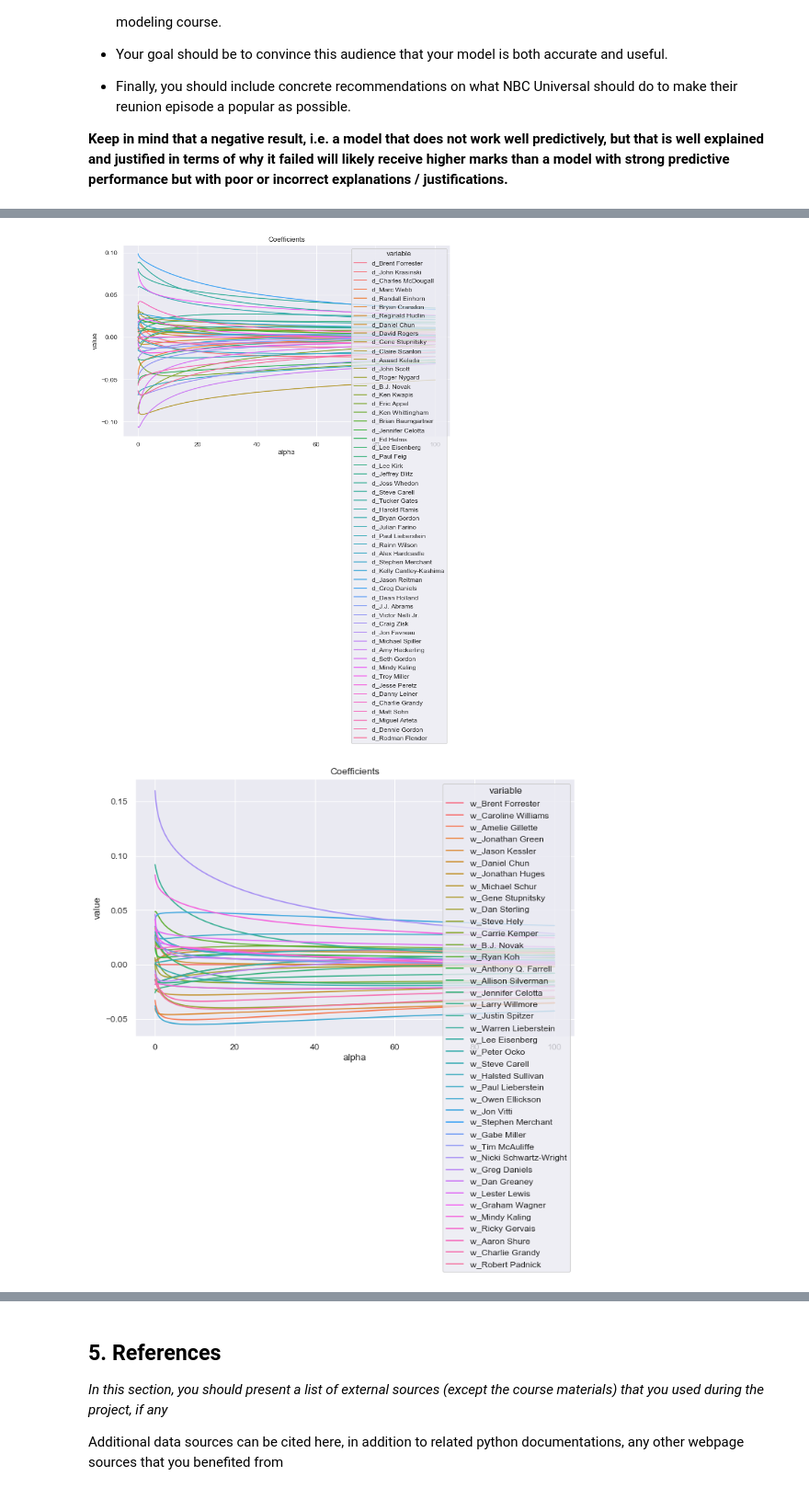
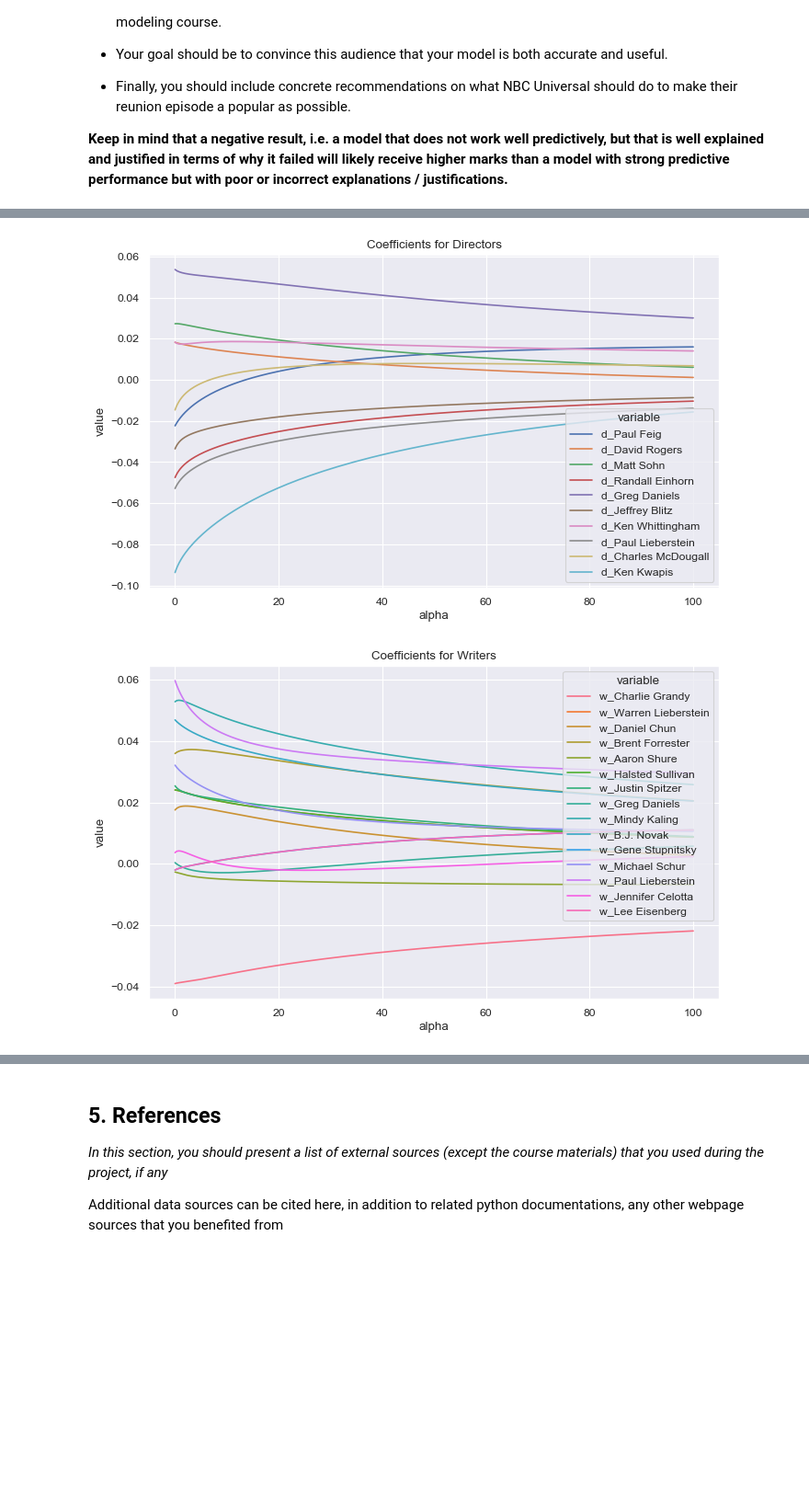
Before and after one commit to aliflo/office-episode-ratings-predictor, a Jupyter notebook: project_with_some_new_things.ipynb, the cells around one changed output, grey strips where cells are left out. Shown at 92% size. Cells and saved outputs as stored; diff of their text form; code cells hidden in the pictures; blank space fills up the shorter version.

```diff
--- a/project_with_some_new_things.ipynb
+++ b/project_with_some_new_things.ipynb
@@ -821,0 +846,3 @@ mse, rmse, rsqr = model_fit(model_pipeline_lasso, X_t, y_test, plot=True)
+# %%
+main_chars_stats = get_features_rsqr(main_characters, 'Main characters')
+main_chars_stats
@@ -821,0 +870,7 @@ mse, rmse, rsqr = model_fit(model_pipeline_lasso, X_t, y_test, plot=True)
+# %%
+# Dropping Dwigth.
+data_tuning = data_tuning.drop('mc_Dwight', axis=1)
+
+# Getiting the the characters not in the top 10 and dropping them.
+bottom_characters = main_chars_stats["Main characters"].values[11:-1]
+data_tuning = data_tuning.drop(bottom_characters, axis=1)
@@ -839,9 +917,8 @@ For this section we could first comment on the coefficients of the finetuned mod
 # %%
+# Getting the new reduced number of directors, writers and main characters
 directors = X_train.filter(regex='^d_').columns.values
 writers = X_train.filter(regex='^w_').columns.values
 main_characters = X_train.filter(regex='^mc_').columns.values
-rest_of_features = [var for var in X_train.columns.values
-                if var not in np.concatenate((directors, writers, main_characters), axis=0)]
 
 def plot_features_coef_magnitude_for_given_model(m, features, label, ax):
     # Getting the coefficients from the model and selecting subset
@@ -860,21 +937,12 @@ def plot_features_coef_magnitude_for_given_model(m, features, label, ax):
     ax.set_title('Coefficient Magnitude ({})'.format(label))
 
 
-# test model for testing the function
-m = Pipeline([
-    ('scaler', StandardScaler()),
-    ('model', Ridge(alpha=15.88))
-])
+fig, axs = plt.subplots(2, 2, figsize=(12, 10))
 
-# Fitting the model
-m.fit(X_train, y_train)
-
-fig, axs = plt.subplots(2, 2, figsize=(17, 12))
-
-plot_features_coef_magnitude_for_given_model(m, directors, "Directors", axs[0, 0])
-plot_features_coef_magnitude_for_given_model(m, writers, "Writers", axs[0, 1])
-plot_features_coef_magnitude_for_given_model(m, main_characters, "Main Characters", axs[1, 0])
-plot_features_coef_magnitude_for_given_model(m, rest_of_features, "Rest of the features", axs[1, 1])
+plot_features_coef_magnitude_for_given_model(final_model, directors, "Directors", axs[0, 0])
+plot_features_coef_magnitude_for_given_model(final_model, writers, "Writers", axs[0, 1])
+plot_features_coef_magnitude_for_given_model(final_model, main_characters, "Main Characters", axs[1, 0])
+plot_features_coef_magnitude_for_given_model(final_model, rest_of_features, "Rest of the features", axs[1, 1])
 
 plt.tight_layout()
 plt.show()
@@ -885,5 +953,5 @@ Code that works out the coefficients of the features specified in features for t
 # %%
-def coefs_vs_alpha(features, model_type):
+def coefs_vs_alpha(features, model_type, title):
     alphas = np.logspace(-2, 2, num=200) # from 10^-2 to 10^2
 
     # Arrays to store coefficients and rmses
@@ -892,37 +960,37 @@ def coefs_vs_alpha(features, model_type):
 
     for a in alphas:
         m = make_pipeline(
             StandardScaler(),
             model_type(alpha=a)
         ).fit(X_train, y_train)
 
         # Getting the coefficients for the specified features, and
         # getting rmses.
         coefs_series = pd.Series(get_coefs(m), index=X_train.columns)
         variables_coefs = coefs_series.loc[features]
         betas.append(variables_coefs)
         rmses.append(model_fit(m, X_test, y_test))
 
     # Createing DataFrame of coefficients and RMSEs
     res = pd.DataFrame(
         data=betas,
         columns=features,
     ).assign(
         alpha = alphas,
         rmse = rmses
     ).melt(
         id_vars = ('alpha', 'rmse')
     )
 
     # Plotting.
-    sns.lineplot(x='alpha', y='value', hue='variable', data=res).set_title("Coefficients")
+    sns.lineplot(x='alpha', y='value', hue='variable', data=res).set_title("Coefficients for "+title)
     plt.show()
 
 
-coefs_vs_alpha(directors, Ridge)
-coefs_vs_alpha(writers, Ridge)
-coefs_vs_alpha(main_characters, Ridge)
-coefs_vs_alpha(rest_of_features, Ridge)
+coefs_vs_alpha(directors, Ridge, "Directors")
+coefs_vs_alpha(writers, Ridge, "Writers")
+coefs_vs_alpha(main_characters, Ridge, "Main characters")
+coefs_vs_alpha(rest_of_features, Ridge, "Rest of the features")
 # %% [output]
-[figure, old version]
+[figure, new version]
-[figure, old version]
+[figure, new version]
```
Also changed, not shown: parts of 17 cells of this notebook.
